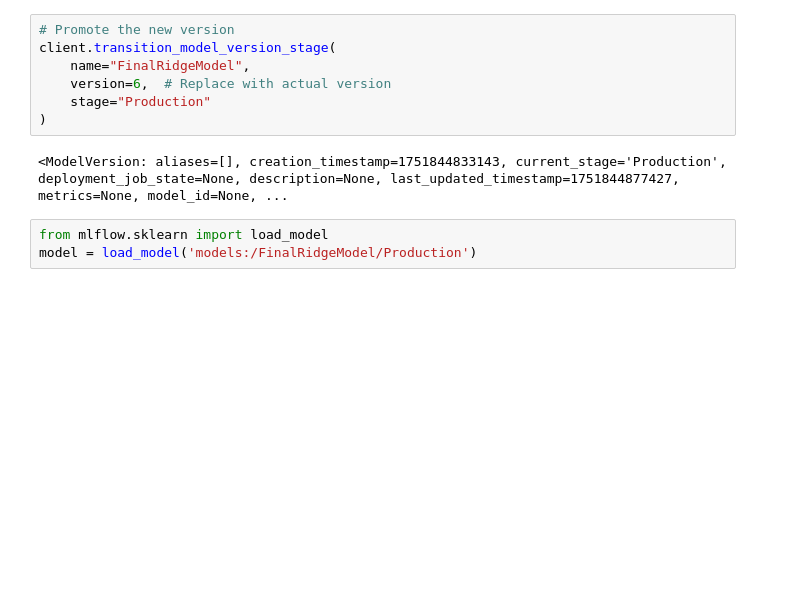
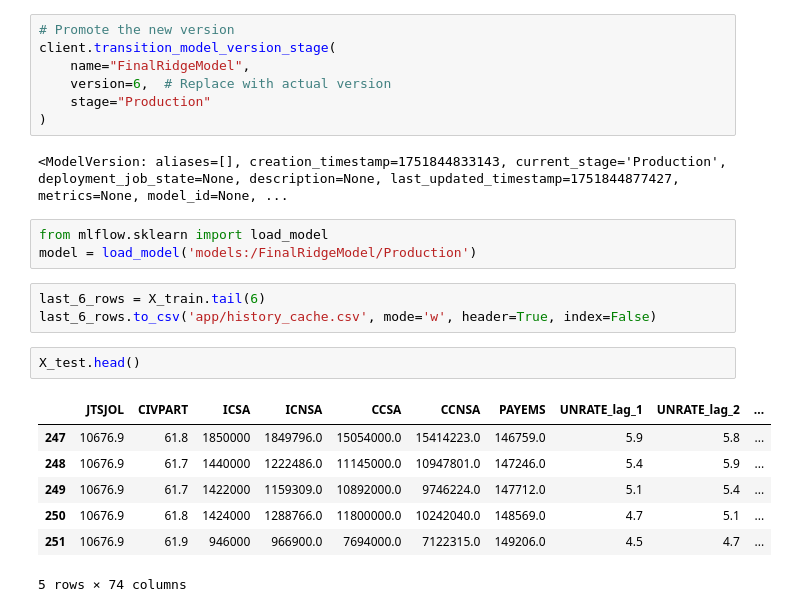
Before and after one commit to Jasweer09/UnEmployment_Rate_Prediction, a Jupyter notebook: UnEmployement_Rate_Prediction.ipynb, the cells around one changed output. Saved outputs shown, nothing was run; the diff lists cells and outputs as text; blank space fills up the shorter version.

```diff
--- a/UnEmployement_Rate_Prediction.ipynb
+++ b/UnEmployement_Rate_Prediction.ipynb
@@ -606,3 +606,16 @@ client.transition_model_version_stage(
 # %%
 from mlflow.sklearn import load_model
 model = load_model('models:/FinalRidgeModel/Production')
+# %%
+last_6_rows = X_train.tail(6)
+last_6_rows.to_csv('app/history_cache.csv', mode='w', header=True, index=False)
+# %%
+X_test.head()
+# %% [output]
+|  | JTSJOL | CIVPART | ICSA | ICNSA | CCSA | CCNSA | PAYEMS | UNRATE_lag_1 | UNRATE_lag_2 | ... |
+| 247 | 10676.9 | 61.8 | 1850000 | 1849796.0 | 15054000.0 | 15414223.0 | 146759.0 | 5.9 | 5.8 | ... |
+| 248 | 10676.9 | 61.7 | 1440000 | 1222486.0 | 11145000.0 | 10947801.0 | 147246.0 | 5.4 | 5.9 | ... |
+| 249 | 10676.9 | 61.7 | 1422000 | 1159309.0 | 10892000.0 | 9746224.0 | 147712.0 | 5.1 | 5.4 | ... |
+| 250 | 10676.9 | 61.8 | 1424000 | 1288766.0 | 11800000.0 | 10242040.0 | 148569.0 | 4.7 | 5.1 | ... |
+| 251 | 10676.9 | 61.9 | 946000 | 966900.0 | 7694000.0 | 7122315.0 | 149206.0 | 4.5 | 4.7 | ... |
+5 rows × 74 columns
```
Also changed, not shown: 4 other files.
